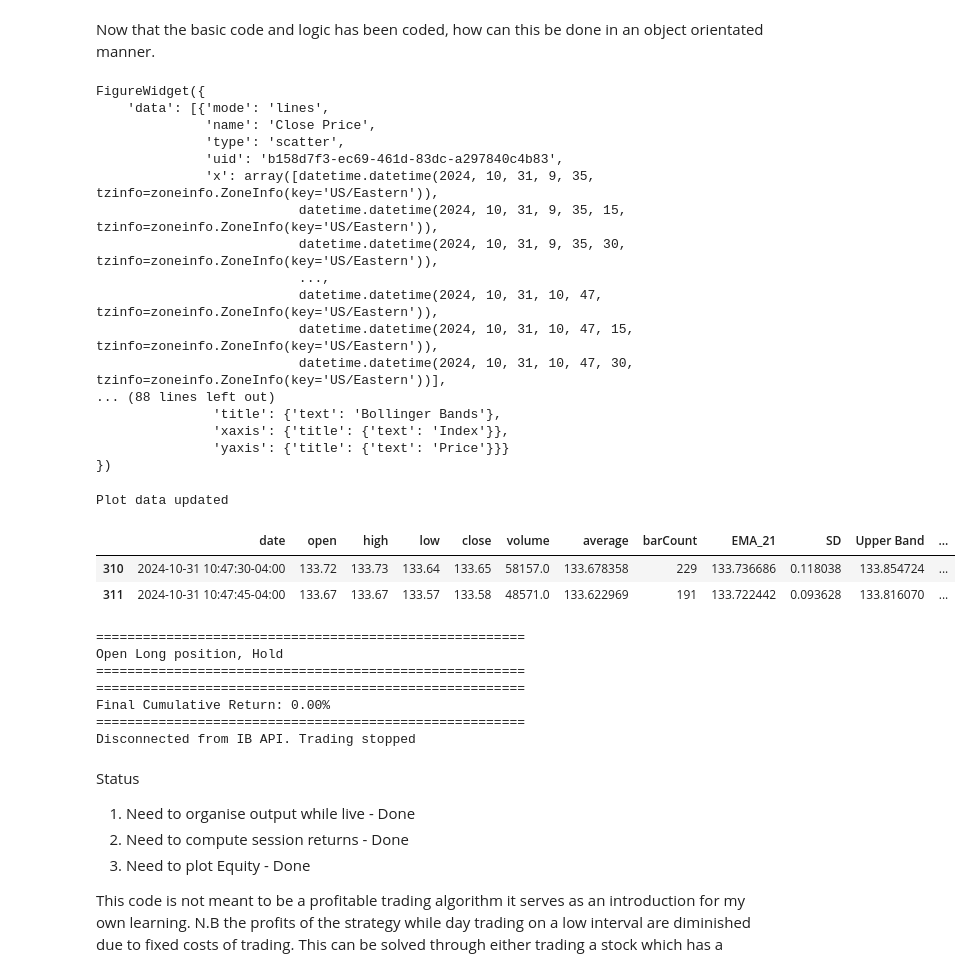
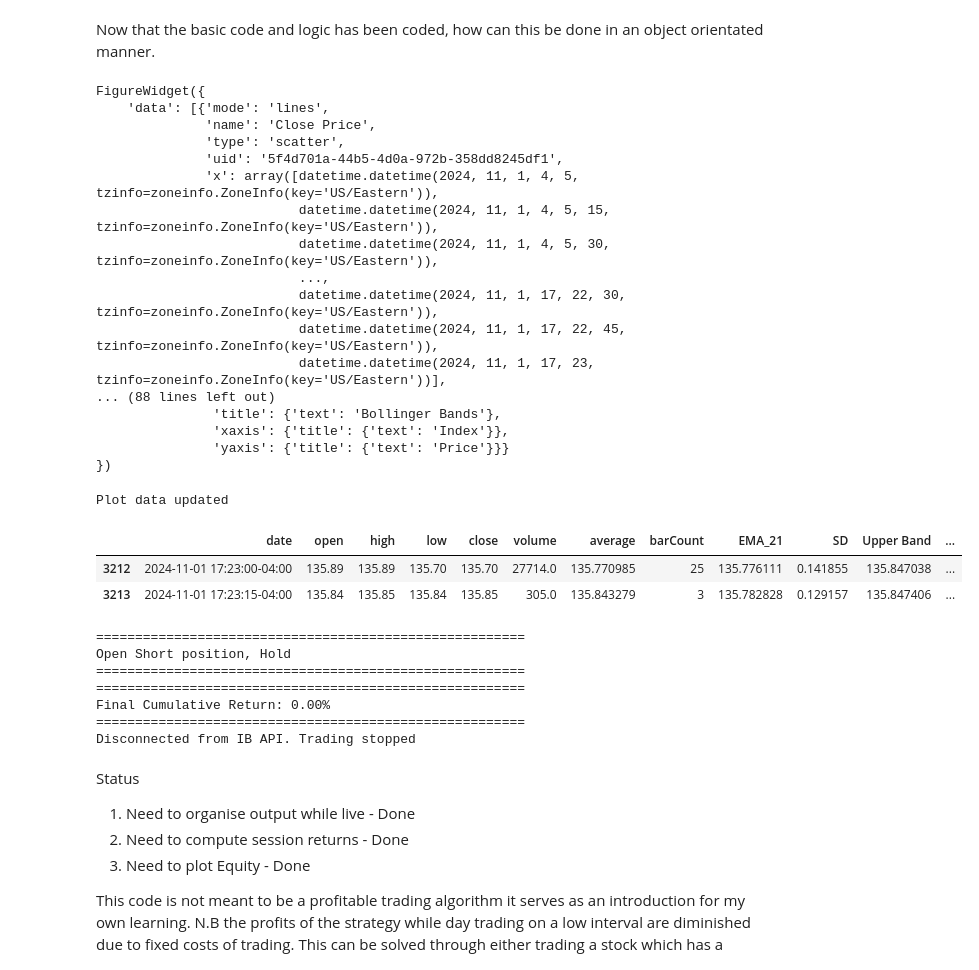
Before and after one commit to GeorgeBresnahan/Learning-Python-for-Quantitative-Finance, a Jupyter notebook: NewBollBands.ipynb, the cells around one changed output. Drawn from its saved outputs; the diff is of its cells as text; code cells hidden in the pictures.

```diff
--- a/NewBollBands.ipynb
+++ b/NewBollBands.ipynb
@@ -257,7 +261,7 @@ class BollingerBands:
         stock = Stock(symbol = self.symbol, exchange = 'SMART', currency = 'USD')
         qualified_contract = self.ib.qualifyContracts(stock) # self.contract
         self.contract = qualified_contract[0]
-        self.bars = self.ib.reqHistoricalData(contract = self.contract, endDateTime='', durationStr='1 D', barSizeSetting='15 secs', whatToShow='TRADES', useRTH=True, keepUpToDate=True)
+        self.bars = self.ib.reqHistoricalData(contract = self.contract, endDateTime='', durationStr='1 D', barSizeSetting='15 secs', whatToShow='TRADES', useRTH=False, keepUpToDate=True)
         self.df = util.df(self.bars)
         print("Data retrieved successfully.")
 
@@ -287,10 +291,11 @@ class BollingerBands:
         ''' Execute trades based on generated signals.'''
         BUY_SIGNAL, SHORT_SIGNAL, CLOSE_LONG, CLOSE_SHORT = self.generate_signals()
         current_time = self.df['date'].iloc[-1]
+        wait_time = current_time + timedelta(seconds = 1)
 
         if BUY_SIGNAL:
             trade = self.ib.placeOrder(contract=self.contract, order = MarketOrder(action = "BUY", totalQuantity= self.qty))
-            entry_price = trade.orderStatus.avgFillPrice
+            entry_price = self.ib.fills()[-1].execution.price
             self.trades.append({'type': 'buy', 'price': entry_price, 'qty': self.qty, 'timestamp': current_time})
             print('=' * 55)
             print(f"Buying {self.qty} unit of {self.contract.symbol} at {entry_price}")
@@ -299,7 +304,7 @@ class BollingerBands:
 
         elif SHORT_SIGNAL:
             trade = self.ib.placeOrder(contract = self.contract, order = MarketOrder(action = "SELL", totalQuantity=self.qty))
-            entry_price = trade.orderStatus.avgFillPrice
+            entry_price = self.ib.fills()[-1].execution.price
             self.trades.append({'type': 'short', 'price': entry_price, 'qty': -self.qty, 'timestamp': current_time})
             print('=' * 55)
             print(f"Shorting {self.qty} unit of {self.contract.symbol} at {entry_price}")
@@ -308,7 +313,7 @@ class BollingerBands:
 
         elif CLOSE_LONG:
             trade = self.ib.placeOrder(contract= self.contract, order = MarketOrder(action="SELL", totalQuantity=self.position))
-            exit_price = trade.orderStatus.avgFillPrice
+            exit_price = self.ib.fills()[-1].execution.price
             entry_price = self.trades[-1]['price']
             percentage_return = ((exit_price - entry_price) / entry_price) * 100
             self.cumulative_return *= (1 + percentage_return / 100)
@@ -324,12 +329,11 @@ class BollingerBands:
 
         elif CLOSE_SHORT:
             trade = self.ib.placeOrder(contract=self.contract, order = MarketOrder(action="BUY", totalQuantity=abs(self.position)))
-            exit_price = trade.orderStatus.avgFillPrice
+            exit_price = self.ib.fills()[-1].execution.price
             entry_price = self.trades[-1]['price']
             percentage_return = ((entry_price - exit_price) / entry_price) * 100
             self.cumulative_return *= (1 + percentage_return / 100)
             profit = (self.trades[-1]['price'] - exit_price) * abs(self.position)
-            self.cumulative_profit += profit
             self.trades.append({'type': 'cover', 'price': exit_price, 'profit': profit, 'percentage_return': percentage_return, 'timestamp': current_time})
             self.cumulative_returns_history.append(self.cumulative_return)
             self.timestamps.append(current_time)
@@ -521,7 +525,7 @@ class BollingerBands:
     def start_trading(self):
         '''Start the trading process by subscribing the callback'''
         self.bars.updateEvent += self.onBarUpdate
-        self.ib.sleep(120) # Value determines how long strategy is ran for.
+        self.ib.sleep(180)
         self.summary()
         self.bars.updateEvent.clear()
         self.ib.disconnect()
@@ -529,31 +533,31 @@ class BollingerBands:
 
 # Keyboard interrupt is Ctrl + C in console
 # %%
-trading_bot = BollingerBands(symbol = 'NVDA', qty = 20, channel_width=1)
+trading_bot = BollingerBands(symbol='NVDA', qty=1, channel_width=0.5)
 # %% [output]
 FigureWidget({
     'data': [{'mode': 'lines',
               'name': 'Close Price',
               'type': 'scatter',
-              'uid': 'b158d7f3-ec69-461d-83dc-a297840c4b83',
-              'x': array([datetime.datetime(2024, 10, 31, 9, 35, tzinfo=zoneinfo.ZoneInfo(key='US/Eastern')),
-                          datetime.datetime(2024, 10, 31, 9, 35, 15, tzinfo=zoneinfo.ZoneInfo(key='US/Eastern')),
-                          datetime.datetime(2024, 10, 31, 9, 35, 30, tzinfo=zoneinfo.ZoneInfo(key='US/Eastern')),
+              'uid': '5f4d701a-44b5-4d0a-972b-358dd8245df1',
+              'x': array([datetime.datetime(2024, 11, 1, 4, 5, tzinfo=zoneinfo.ZoneInfo(key='US/Eastern')),
+                          datetime.datetime(2024, 11, 1, 4, 5, 15, tzinfo=zoneinfo.ZoneInfo(key='US/Eastern')),
+                          datetime.datetime(2024, 11, 1, 4, 5, 30, tzinfo=zoneinfo.ZoneInfo(key='US/Eastern')),
                           ...,
-                          datetime.datetime(2024, 10, 31, 10, 47, tzinfo=zoneinfo.ZoneInfo(key='US/Eastern')),
-                          datetime.datetime(2024, 10, 31, 10, 47, 15, tzinfo=zoneinfo.ZoneInfo(key='US/Eastern')),
-                          datetime.datetime(2024, 10, 31, 10, 47, 30, tzinfo=zoneinfo.ZoneInfo(key='US/Eastern'))],
+                          datetime.datetime(2024, 11, 1, 17, 22, 30, tzinfo=zoneinfo.ZoneInfo(key='US/Eastern')),
+                          datetime.datetime(2024, 11, 1, 17, 22, 45, tzinfo=zoneinfo.ZoneInfo(key='US/Eastern')),
+                          datetime.datetime(2024, 11, 1, 17, 23, tzinfo=zoneinfo.ZoneInfo(key='US/Eastern'))],
 ... (88 lines left out)
                'title': {'text': 'Bollinger Bands'},
                'xaxis': {'title': {'text': 'Index'}},
                'yaxis': {'title': {'text': 'Price'}}}
 })
 Plot data updated
 |  | date | open | high | low | close | volume | average | barCount | EMA_21 | SD | Upper Band | ... |
-| 310 | 2024-10-31 10:47:30-04:00 | 133.72 | 133.73 | 133.64 | 133.65 | 58157.0 | 133.678358 | 229 | 133.736686 | 0.118038 | 133.854724 | ... |
-| 311 | 2024-10-31 10:47:45-04:00 | 133.67 | 133.67 | 133.57 | 133.58 | 48571.0 | 133.622969 | 191 | 133.722442 | 0.093628 | 133.816070 | ... |
+| 3212 | 2024-11-01 17:23:00-04:00 | 135.89 | 135.89 | 135.70 | 135.70 | 27714.0 | 135.770985 | 25 | 135.776111 | 0.141855 | 135.847038 | ... |
+| 3213 | 2024-11-01 17:23:15-04:00 | 135.84 | 135.85 | 135.84 | 135.85 | 305.0 | 135.843279 | 3 | 135.782828 | 0.129157 | 135.847406 | ... |
 =======================================================
-Open Long position, Hold
+Open Short position, Hold
 =======================================================
 =======================================================
 Final Cumulative Return: 0.00%
```
Also changed, not shown: parts of 5 cells of this notebook.
